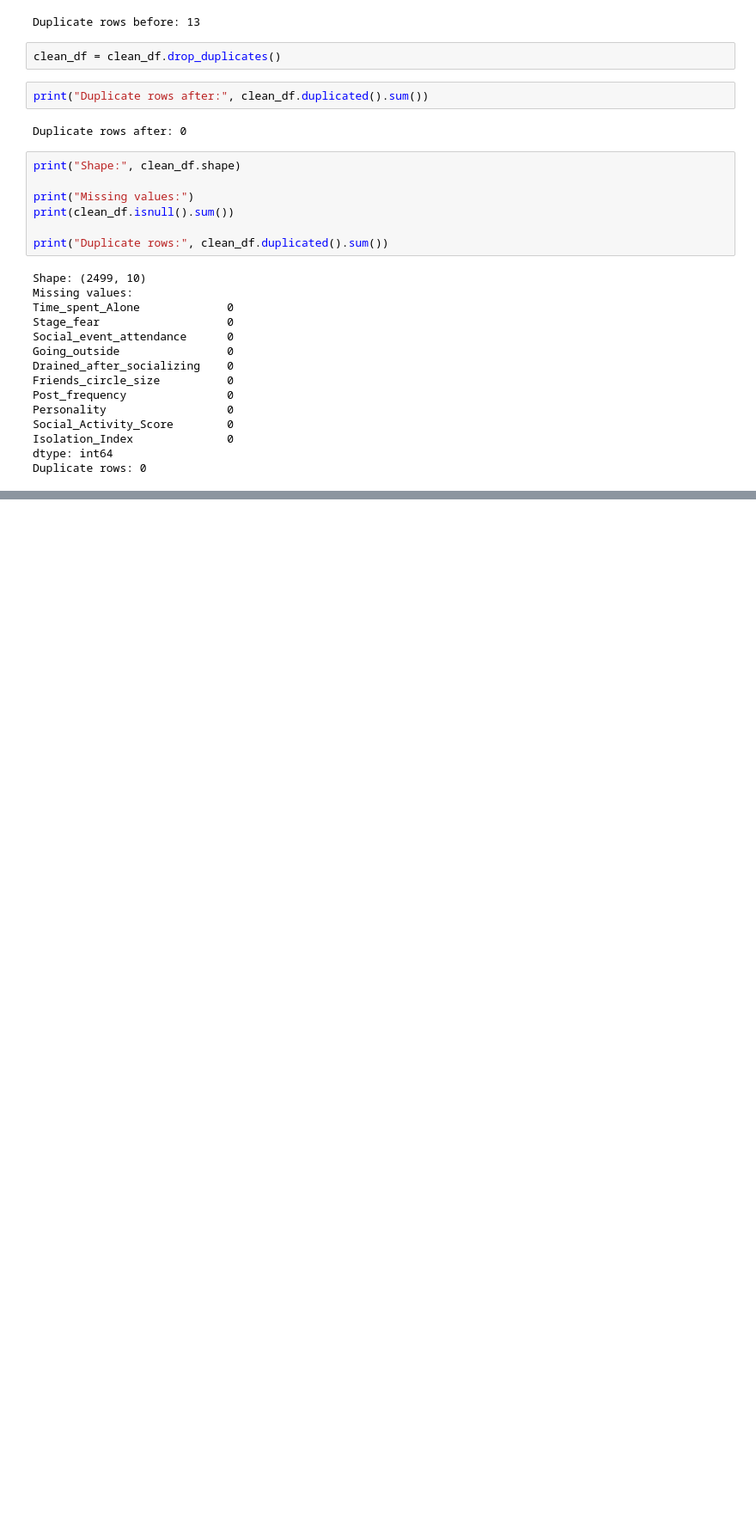
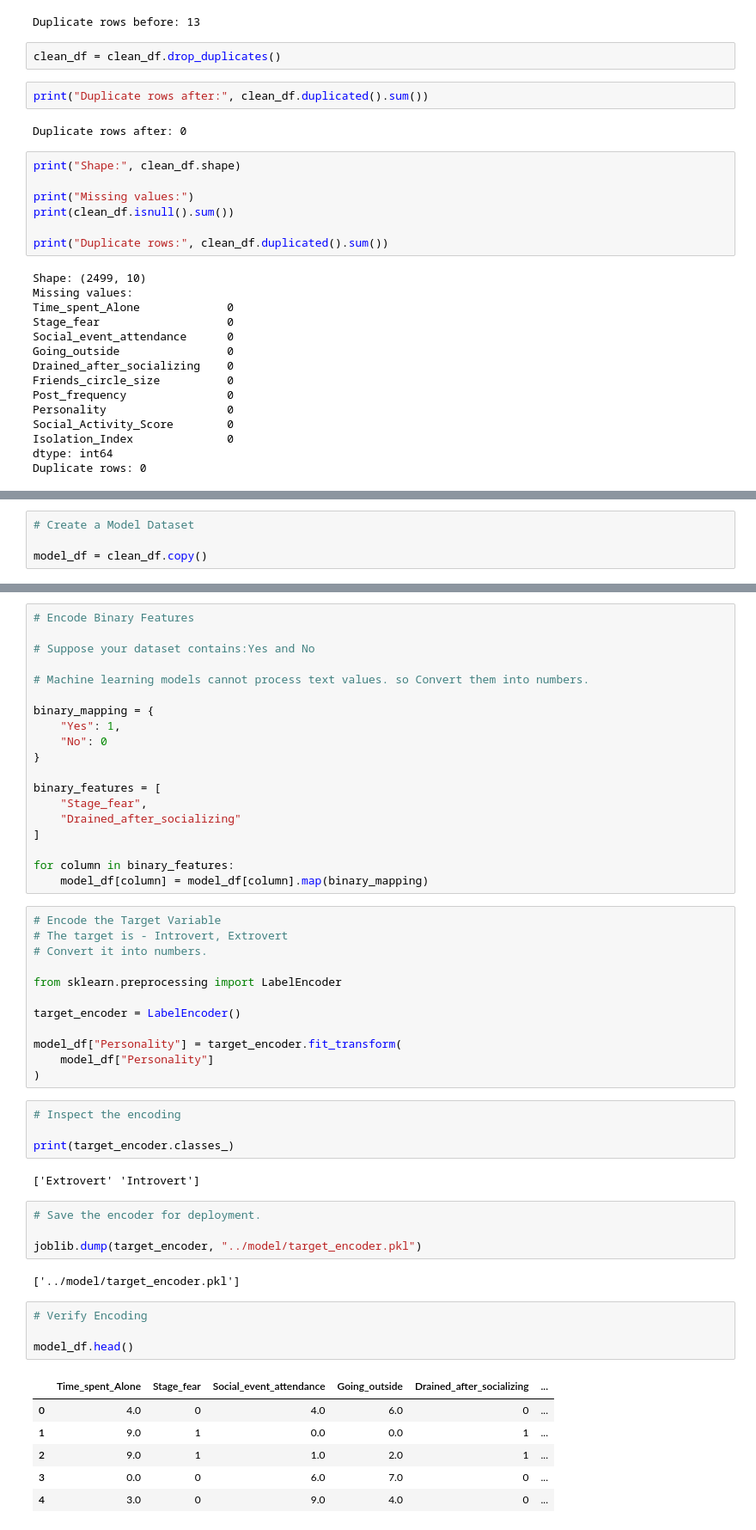
Before and after one commit to KanchanaKoralage1/Introvert-Extrovert-Predictor-With-AI-ML, a Jupyter notebook: Backend/notebook/personality_dataset.ipynb, the cells around one changed output, grey strips where cells are left out. Shown at 86% size. Drawn from its saved outputs; the diff is of its cells as text; blank space fills up the shorter version.

Commit message:
Data preprocessing

```diff
--- a/Backend/notebook/personality_dataset.ipynb
+++ b/Backend/notebook/personality_dataset.ipynb
@@ -487,0 +491,4 @@ Duplicate rows: 0
+# %%
+# Create a Model Dataset
+
+model_df = clean_df.copy()
@@ -487,0 +529,54 @@ Duplicate rows: 0
+# %%
+# Encode Binary Features
+
+# Suppose your dataset contains:Yes and No
+
+# Machine learning models cannot process text values. so Convert them into numbers.
+
+binary_mapping = {
+    "Yes": 1,
+    "No": 0
+}
+
+binary_features = [
+    "Stage_fear",
+    "Drained_after_socializing"
+]
+
+for column in binary_features:
+    model_df[column] = model_df[column].map(binary_mapping)
+# %%
+# Encode the Target Variable
+# The target is - Introvert, Extrovert
+# Convert it into numbers.
+
+from sklearn.preprocessing import LabelEncoder
+
+target_encoder = LabelEncoder()
+
+model_df["Personality"] = target_encoder.fit_transform(
+    model_df["Personality"]
+)
+# %%
+# Inspect the encoding
+
+print(target_encoder.classes_)
+# %% [output]
+['Extrovert' 'Introvert']
+# %%
+# Save the encoder for deployment.
+
+joblib.dump(target_encoder, "../model/target_encoder.pkl")
+# %% [output]
+['../model/target_encoder.pkl']
+# %%
+# Verify Encoding
+
+model_df.head()
+# %% [output]
+|  | Time_spent_Alone | Stage_fear | Social_event_attendance | Going_outside | Drained_after_socializing | ... |
+| 0 | 4.0 | 0 | 4.0 | 6.0 | 0 | ... |
+| 1 | 9.0 | 1 | 0.0 | 0.0 | 1 | ... |
+| 2 | 9.0 | 1 | 1.0 | 2.0 | 1 | ... |
+| 3 | 0.0 | 0 | 6.0 | 7.0 | 0 | ... |
+| 4 | 3.0 | 0 | 9.0 | 4.0 | 0 | ... |
```
Also changed, not shown: parts of 12 cells of this notebook, 1 other file.
